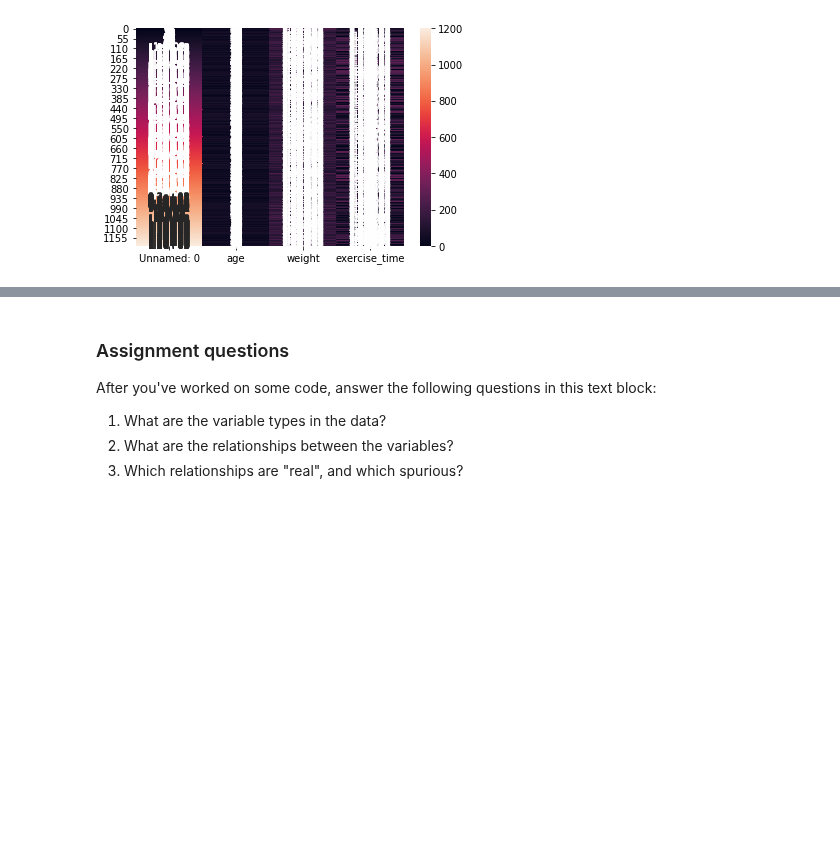
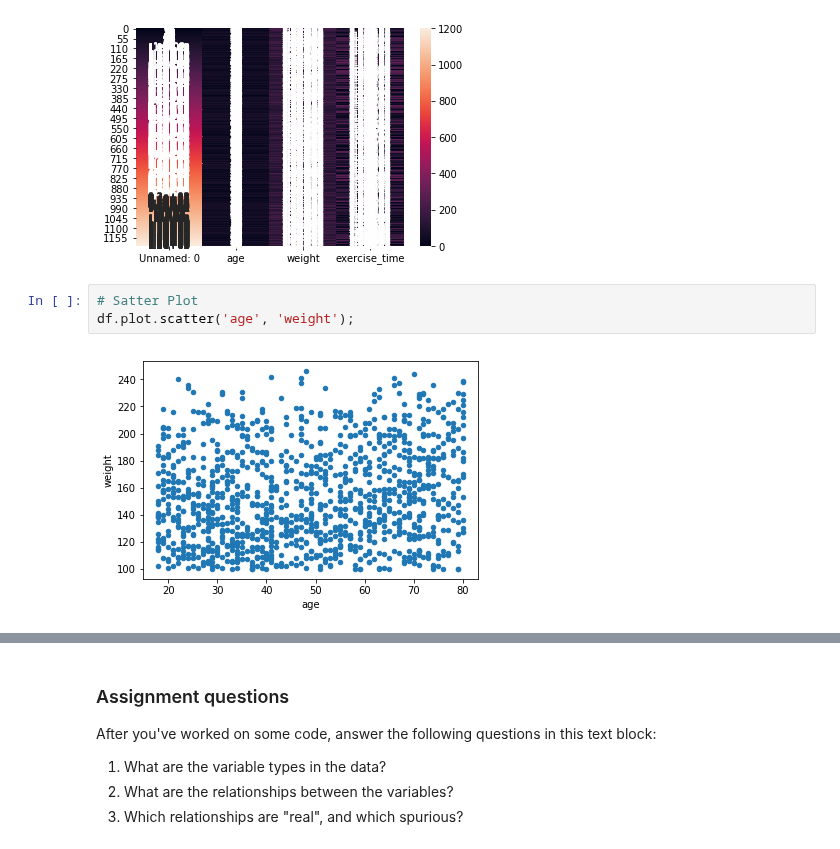
Before and after one commit to HeyLaxmi/DS-Unit-1-Sprint-1-Dealing-With-Data, a Jupyter notebook: LS_DS_114_Making_Data_backed_Assertions.ipynb, the cells around one changed output, grey strips where cells are left out. Saved outputs shown, nothing was run; the diff lists cells and outputs as text; blank space fills up the shorter version.

```diff
--- a/LS_DS_114_Making_Data_backed_Assertions.ipynb
+++ b/LS_DS_114_Making_Data_backed_Assertions.ipynb
@@ -252,3 +252,8 @@ sns.heatmap(df, annot=True)
 # %% [output]
 <matplotlib.axes._subplots.AxesSubplot at 0x...>
 [figure]
+# %%
+# Satter Plot
+df.plot.scatter('age', 'weight');
+# %% [output]
+[figure, added]
```
Also changed, not shown: parts of 2 cells of this notebook.
